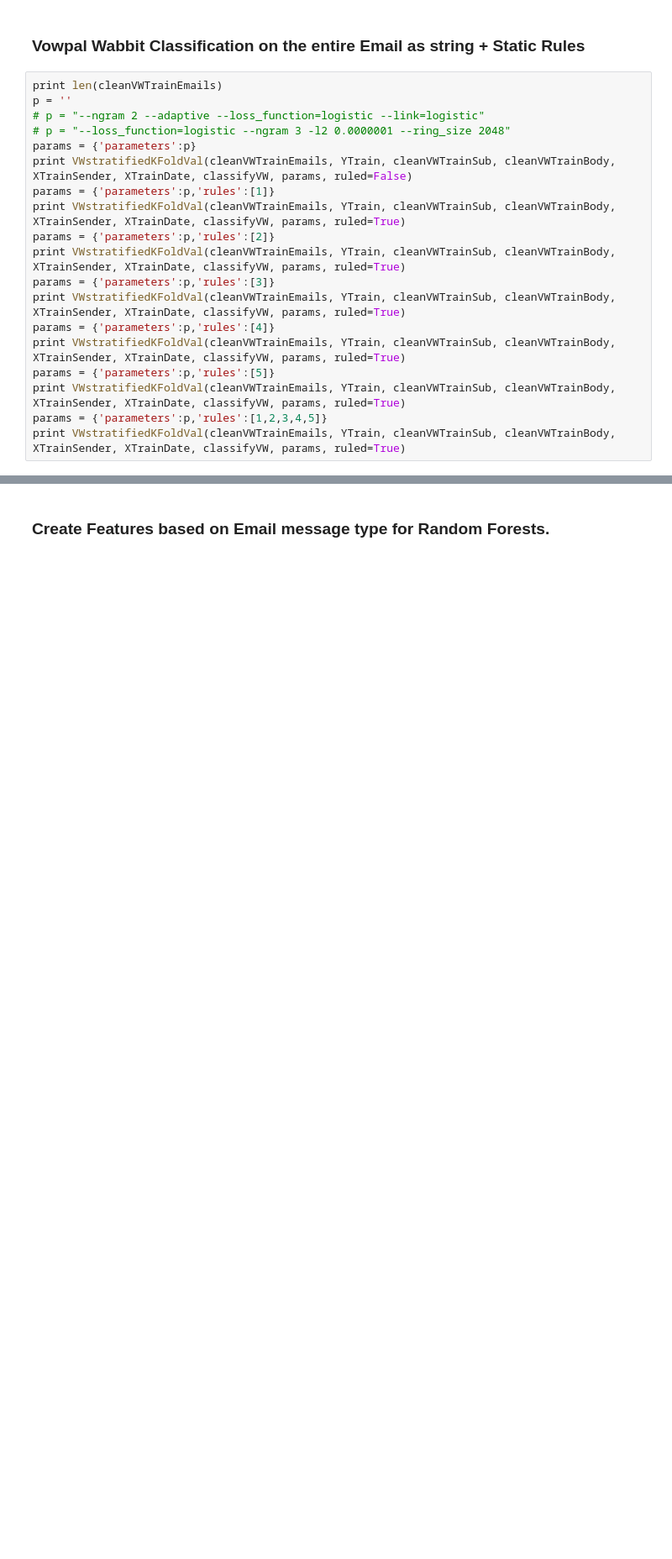
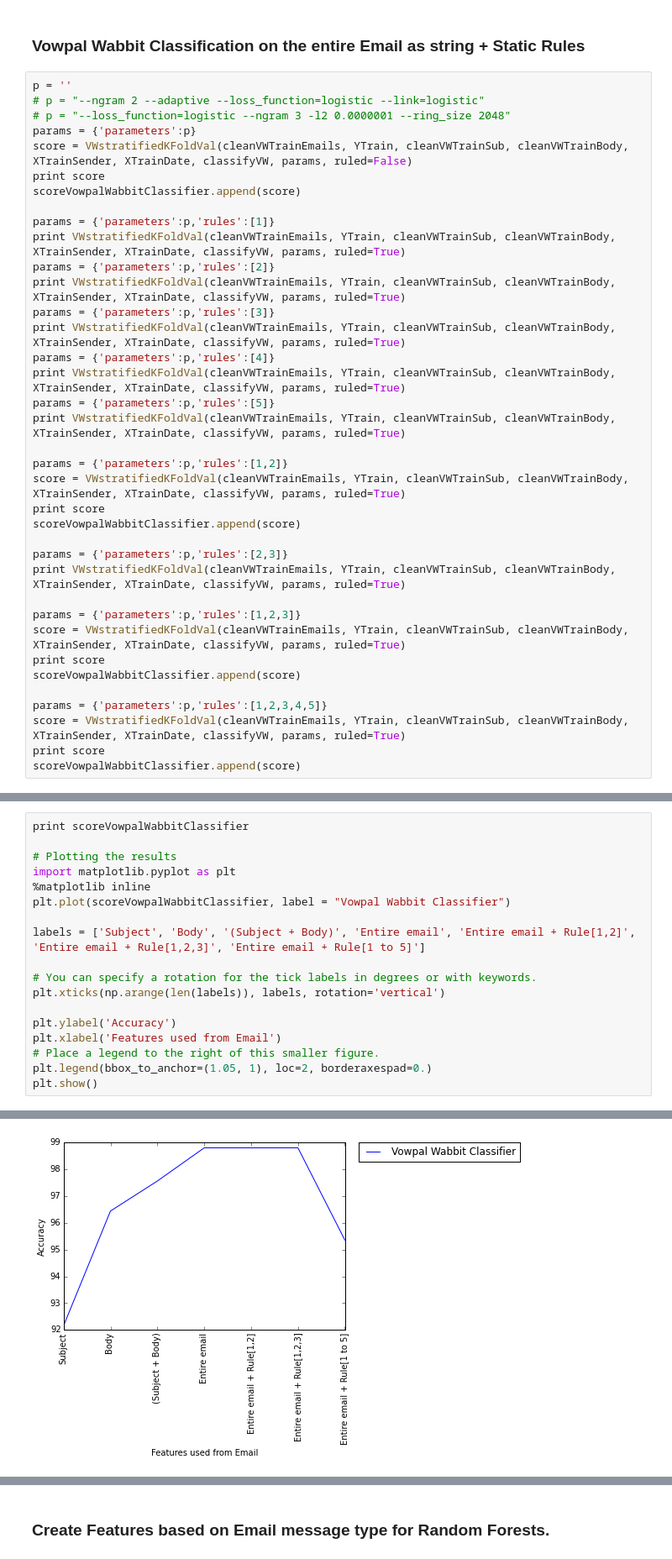
Before and after one commit to nehgu/Anomaly-Detection, a Jupyter notebook: Challenges/Spam Filtering Challenge 4/Spam_Filtering_Challenge_4.ipynb, the cells around one changed output, grey strips where cells are left out. Shown at 84% size. Saved outputs shown, nothing was run; the diff lists cells and outputs as text; blank space fills up the shorter version.

```diff
--- a/Challenges/Spam Filtering Challenge 4/Spam_Filtering_Challenge_4.ipynb
+++ b/Challenges/Spam Filtering Challenge 4/Spam_Filtering_Challenge_4.ipynb
@@ -1673,12 +1721,14 @@ print VWstratifiedKFoldVal(cleanVWTrainCombined, YTrain, cleanVWTrainSub, cleanV
 # %% [markdown]
 ### Vowpal Wabbit Classification on the entire Email as string + Static Rules
 # %%
-print len(cleanVWTrainEmails)
 p = ''
 # p = "--ngram 2 --adaptive --loss_function=logistic --link=logistic"
 # p = "--loss_function=logistic --ngram 3 -l2 0.0000001 --ring_size 2048"
 params = {'parameters':p}
-print VWstratifiedKFoldVal(cleanVWTrainEmails, YTrain, cleanVWTrainSub, cleanVWTrainBody, XTrainSender, XTrainDate, classifyVW, params, ruled=False)
+score = VWstratifiedKFoldVal(cleanVWTrainEmails, YTrain, cleanVWTrainSub, cleanVWTrainBody, XTrainSender, XTrainDate, classifyVW, params, ruled=False)
+print score
+scoreVowpalWabbitClassifier.append(score)
+
 params = {'parameters':p,'rules':[1]}
 print VWstratifiedKFoldVal(cleanVWTrainEmails, YTrain, cleanVWTrainSub, cleanVWTrainBody, XTrainSender, XTrainDate, classifyVW, params, ruled=True)
 params = {'parameters':p,'rules':[2]}
@@ -1689,6 +1739,22 @@ params = {'parameters':p,'rules':[4]}
 print VWstratifiedKFoldVal(cleanVWTrainEmails, YTrain, cleanVWTrainSub, cleanVWTrainBody, XTrainSender, XTrainDate, classifyVW, params, ruled=True)
 params = {'parameters':p,'rules':[5]}
 print VWstratifiedKFoldVal(cleanVWTrainEmails, YTrain, cleanVWTrainSub, cleanVWTrainBody, XTrainSender, XTrainDate, classifyVW, params, ruled=True)
+
+params = {'parameters':p,'rules':[1,2]}
+score = VWstratifiedKFoldVal(cleanVWTrainEmails, YTrain, cleanVWTrainSub, cleanVWTrainBody, XTrainSender, XTrainDate, classifyVW, params, ruled=True)
+print score
+scoreVowpalWabbitClassifier.append(score)
+
+params = {'parameters':p,'rules':[2,3]}
+print VWstratifiedKFoldVal(cleanVWTrainEmails, YTrain, cleanVWTrainSub, cleanVWTrainBody, XTrainSender, XTrainDate, classifyVW, params, ruled=True)
+
+params = {'parameters':p,'rules':[1,2,3]}
+score = VWstratifiedKFoldVal(cleanVWTrainEmails, YTrain, cleanVWTrainSub, cleanVWTrainBody, XTrainSender, XTrainDate, classifyVW, params, ruled=True)
+print score
+scoreVowpalWabbitClassifier.append(score)
+
 params = {'parameters':p,'rules':[1,2,3,4,5]}
-print VWstratifiedKFoldVal(cleanVWTrainEmails, YTrain, cleanVWTrainSub, cleanVWTrainBody, XTrainSender, XTrainDate, classifyVW, params, ruled=True)
+score = VWstratifiedKFoldVal(cleanVWTrainEmails, YTrain, cleanVWTrainSub, cleanVWTrainBody, XTrainSender, XTrainDate, classifyVW, params, ruled=True)
+print score
+scoreVowpalWabbitClassifier.append(score)
 # %% [output]
@@ -1713,0 +1773,19 @@ print VWstratifiedKFoldVal(cleanVWTrainEmails, YTrain, cleanVWTrainSub, cleanVWT
+# %%
+print scoreVowpalWabbitClassifier
+
+# Plotting the results
+import matplotlib.pyplot as plt
+%matplotlib inline
+plt.plot(scoreVowpalWabbitClassifier, label = "Vowpal Wabbit Classifier")
+
+labels = ['Subject', 'Body', '(Subject + Body)', 'Entire email', 'Entire email + Rule[1,2]', 'Entire email + Rule[1,2,3]', 'Entire email + Rule[1 to 5]']
+
+# You can specify a rotation for the tick labels in degrees or with keywords.
+plt.xticks(np.arange(len(labels)), labels, rotation='vertical')
+
+plt.ylabel('Accuracy')
+plt.xlabel('Features used from Email')
+# Place a legend to the right of this smaller figure.
+plt.legend(bbox_to_anchor=(1.05, 1), loc=2, borderaxespad=0.)
+plt.show()
+# %% [output]
@@ -1714,3 +1793,4 @@ print VWstratifiedKFoldVal(cleanVWTrainEmails, YTrain, cleanVWTrainSub, cleanVWT
+[figure, added]
 # %%
 # Submission for VW Classifier
 # import pyvw
```
Also changed, not shown: parts of 45 cells of this notebook, 1 other file.
